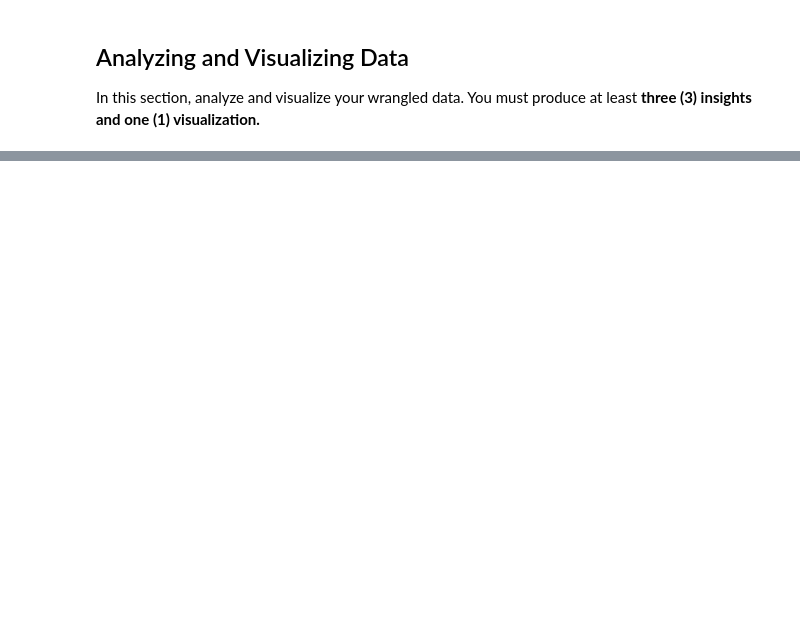
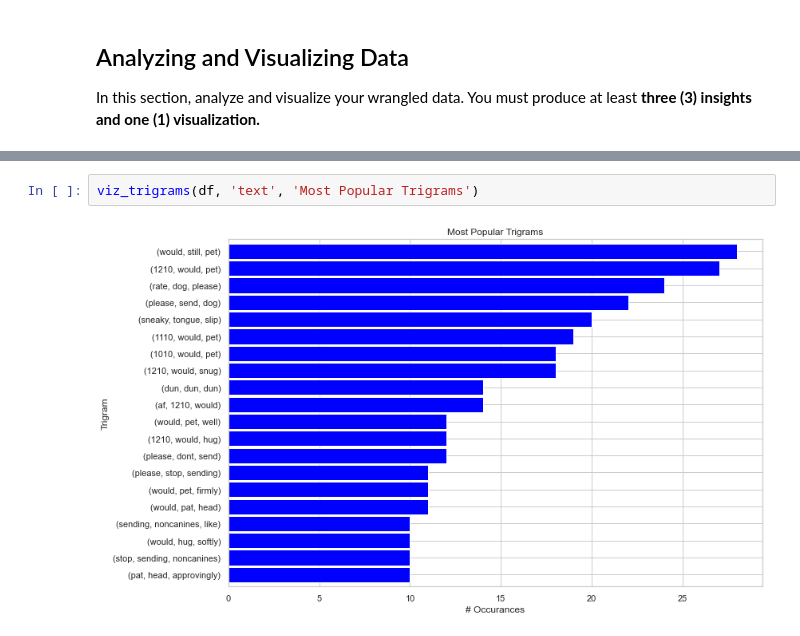
Before and after one commit to ecdedios/wgu-d309-data-wrangling, a Jupyter notebook: notebooks/wrangle_act.ipynb, the cells around one changed output, grey strips where cells are left out. Drawn from its saved outputs; the diff is of its cells as text; blank space fills up the shorter version.

```diff
--- a/notebooks/wrangle_act.ipynb
+++ b/notebooks/wrangle_act.ipynb
@@ -155,0 +833,4 @@ In this section, analyze and visualize your wrangled data. You must produce at l
+# %%
+viz_trigrams(df, 'text', 'Most Popular Trigrams')
+# %% [output]
+[figure, added]
```
Also changed, not shown: parts of 71 cells of this notebook, 8 other files.
